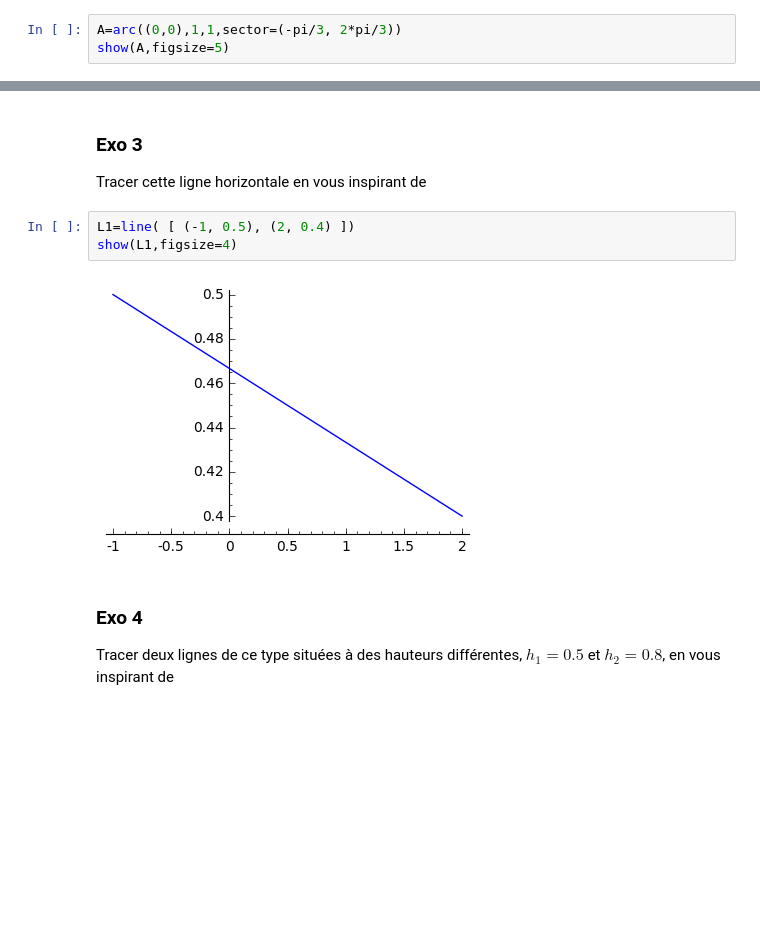
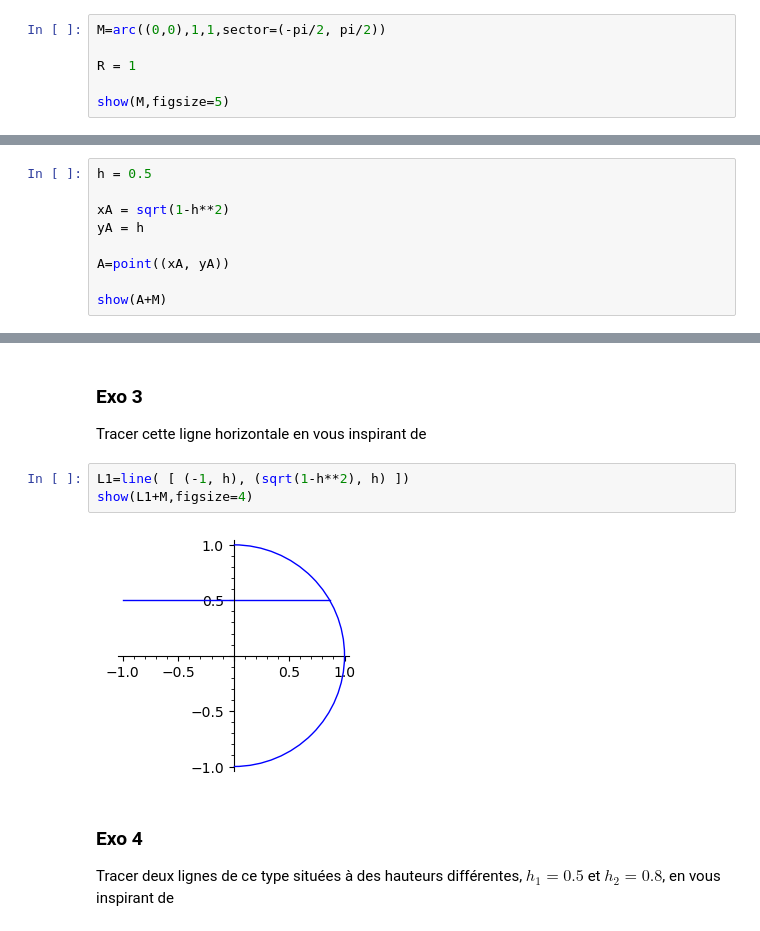
Before and after one commit to pablodimuzio/M203-TP1, a Jupyter notebook: M203-TP1.ipynb, the cells around one changed output, grey strips where cells are left out. Cells and saved outputs as stored; diff of their text form; blank space fills up the shorter version.

```diff
--- a/M203-TP1.ipynb
+++ b/M203-TP1.ipynb
@@ -9,6 +9,9 @@ On envoie un rayon lumineux sur un miroir sphérique concave.
 ### Exo1
 Commençons par tracer le miroir. Testez la commande ci-dessous et modifiez-là pour obtenir un miroir demi-sphérique
 # %%
-A=arc((0,0),1,1,sector=(-pi/3, 2*pi/3))
-show(A,figsize=5)
+M=arc((0,0),1,1,sector=(-pi/2, pi/2))
+
+R = 1
+
+show(M,figsize=5)
 # %% [output]
@@ -18,3 +21,12 @@ show(A,figsize=5)
 # %% [markdown]
 ### Exo 2
 On considère une ligne horizontale située à la distance h de l’axe optique, qui commence à l’abscisse $x = −1$ et qui s’arrête au point $A$ situé sur le miroir. Déterminer les coordonnées $x_A$ et $y_A$ du point $A$.
+# %%
+h = 0.5
+
+xA = sqrt(1-h**2)
+yA = h
+
+A=point((xA, yA))
+
+show(A+M)
@@ -22,10 +36,10 @@ On considère une ligne horizontale située à la distance h de l’axe optique,
 ### Exo 3
 Tracer cette ligne horizontale en vous inspirant de
 # %%
-L1=line( [ (-1, 0.5), (2, 0.4) ])
-show(L1,figsize=4)
+L1=line( [ (-1, h), (sqrt(1-h**2), h) ])
+show(L1+M,figsize=4)
 # %% [output]
-[figure, old version]
+[figure, new version]
 # %% [markdown]
 ### Exo 4
 Tracer deux lignes de ce type situées à des hauteurs différentes, $h_1 = 0.5$ et $h_2 = 0.8$, en vous inspirant de
```
Also changed, not shown: parts of 10 cells of this notebook.
